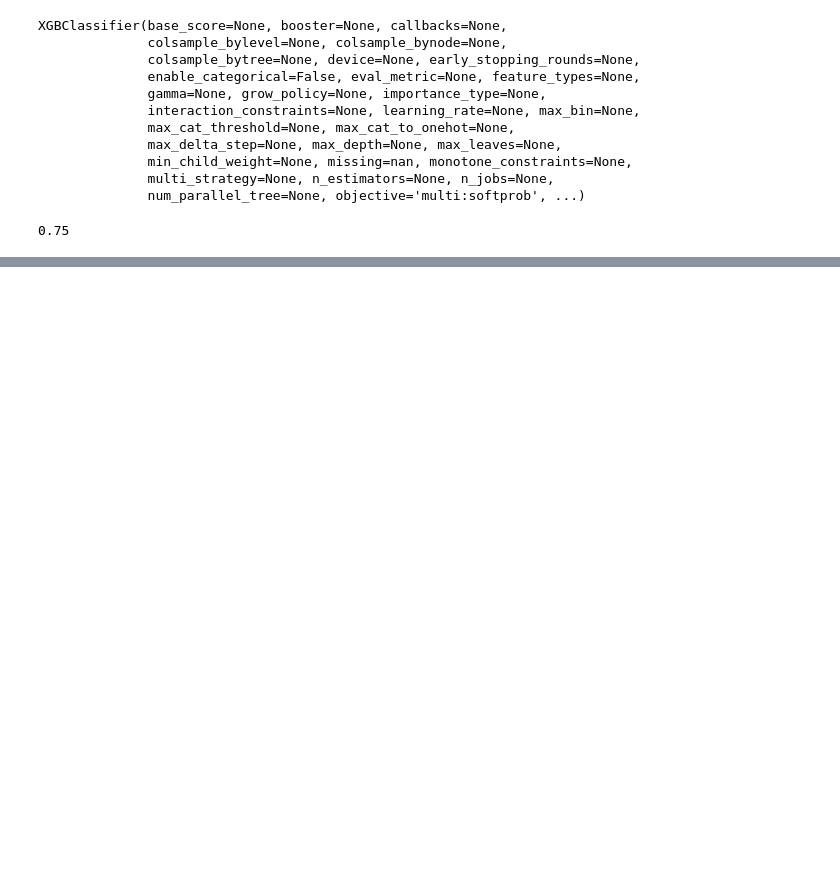
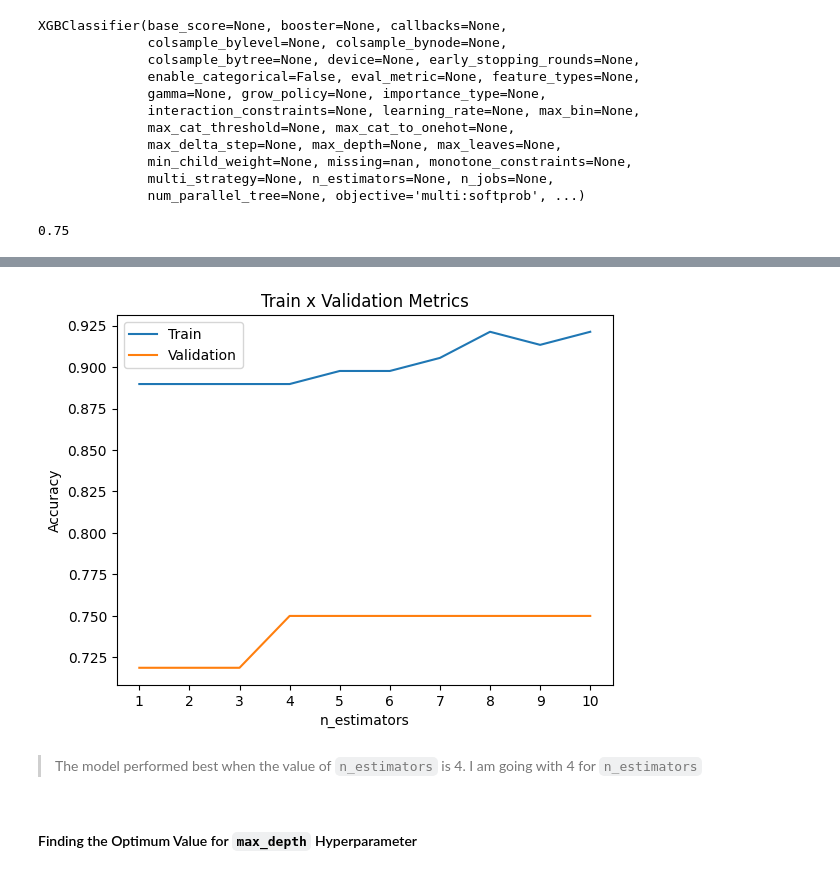
Before and after one commit to usmanadaudu/Doctor-Vet-Classification, a Jupyter notebook: Doctor-vet-classification-model-bulding_new.ipynb, the cells around one changed output, grey strips where cells are left out. Saved outputs shown, nothing was run; the diff lists cells and outputs as text; code cells hidden in the pictures; blank space fills up the shorter version.

Commit message:
hyperparameter tuning continues

```diff
--- a/Doctor-vet-classification-model-bulding_new.ipynb
+++ b/Doctor-vet-classification-model-bulding_new.ipynb
@@ -1087,0 +1117,34 @@ for n_estimators in n_estimators_list:
+# %%
+# values to try
+n_estimators_list = np.arange(1,11)
+# %%
+# list to store the model accuracy on training set
+acc_list_train = []
+
+# list to store the model accuracy on the validation set
+acc_list_val = []
+
+for n_estimators in n_estimators_list:
+    # initialize the model with the current value
+    model = XGBClassifier(n_estimators = n_estimators, verbosity = 0,random_state = 123)
+
+    # train the model
+    model.fit(X_train,y_train, eval_set = [(X_val,y_val)])
+
+    # make prediction on the training set
+    predictions_train = model.predict(X_train)
+
+    # make prediction on the validation set
+    predictions_val = model.predict(X_val)
+
+    # get the accuracy on the training set
+    acc_train = accuracy_score(predictions_train,y_train)
+
+    # get the accuracy on the validation set
+    acc_val = accuracy_score(predictions_val,y_val)
+
+    # add training accuracy to list of training accuracy
+    acc_list_train.append(acc_train)
+
+    # add validation accuracy to list of validation accuracy
+    acc_list_val.append(acc_val)
@@ -1087,0 +1169,14 @@ for n_estimators in n_estimators_list:
+# %%
+plt.title('Train x Validation Metrics')
+plt.xlabel('n_estimators')
+plt.ylabel('Accuracy')
+plt.xticks(ticks = range(len(n_estimators_list)),labels=n_estimators_list)
+plt.plot(acc_list_train)
+plt.plot(acc_list_val)
+plt.legend(['Train','Validation']);
+# %% [output]
+[figure, added]
+# %% [markdown]
+> The model performed best when the value of `n_estimators` is 4. I am going with 4 for `n_estimators`
+# %% [markdown]
+#### Finding the Optimum Value for `max_depth` Hyperparameter
```
Also changed, not shown: parts of 43 cells of this notebook.
